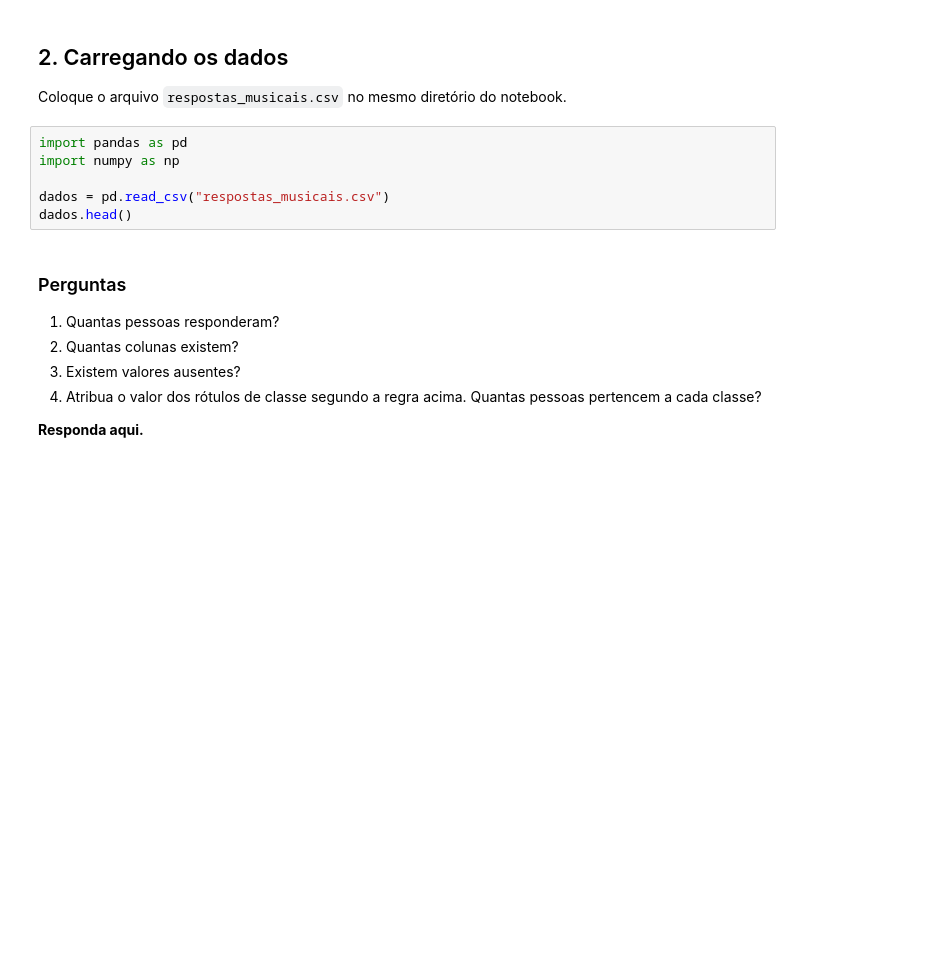
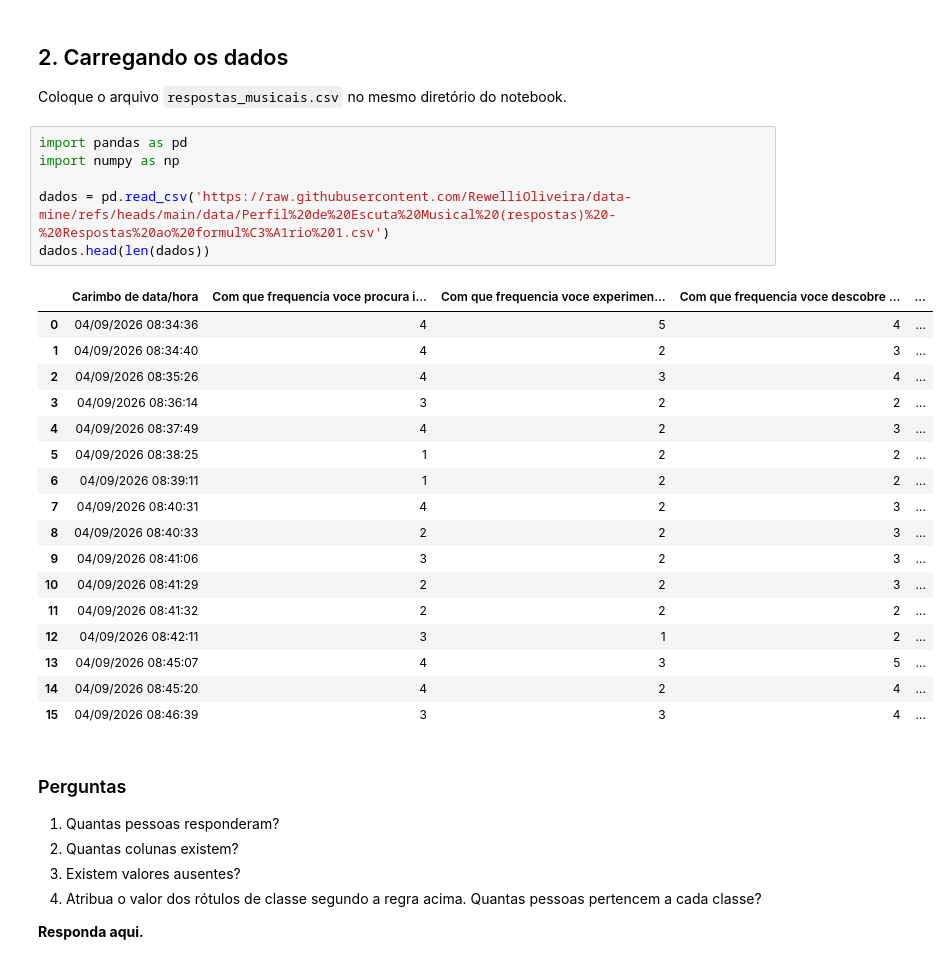
Before and after one commit to RewelliOliveira/data-mine, a Jupyter notebook: Atividade 3/Exercicio_KNN_Perfis_Musicais.ipynb, the cells around one changed output. Drawn from its saved outputs; the diff is of its cells as text; blank space fills up the shorter version.

```diff
--- a/Atividade 3/Exercicio_KNN_Perfis_Musicais.ipynb
+++ b/Atividade 3/Exercicio_KNN_Perfis_Musicais.ipynb
@@ -38,9 +38,27 @@ Coloque o arquivo `respostas_musicais.csv` no mesmo diretório do notebook.
 # %%
 import pandas as pd
 import numpy as np
 
-dados = pd.read_csv("respostas_musicais.csv")
-dados.head()
+dados = pd.read_csv('https://raw.githubusercontent.com/RewelliOliveira/data-mine/refs/heads/main/data/Perfil%20de%20Escuta%20Musical%20(respostas)%20-%20Respostas%20ao%20formul%C3%A1rio%201.csv')
+dados.head(len(dados))
+# %% [output]
+|  | Carimbo de data/hora | Com que frequencia voce procura i... | Com que frequencia voce experimen... | Com que frequencia voce descobre ... | ... |
+| 0 | 04/09/2026 08:34:36 | 4 | 5 | 4 | ... |
+| 1 | 04/09/2026 08:34:40 | 4 | 2 | 3 | ... |
+| 2 | 04/09/2026 08:35:26 | 4 | 3 | 4 | ... |
+| 3 | 04/09/2026 08:36:14 | 3 | 2 | 2 | ... |
+| 4 | 04/09/2026 08:37:49 | 4 | 2 | 3 | ... |
+| 5 | 04/09/2026 08:38:25 | 1 | 2 | 2 | ... |
+| 6 | 04/09/2026 08:39:11 | 1 | 2 | 2 | ... |
+| 7 | 04/09/2026 08:40:31 | 4 | 2 | 3 | ... |
+| 8 | 04/09/2026 08:40:33 | 2 | 2 | 3 | ... |
+| 9 | 04/09/2026 08:41:06 | 3 | 2 | 3 | ... |
+| 10 | 04/09/2026 08:41:29 | 2 | 2 | 3 | ... |
+| 11 | 04/09/2026 08:41:32 | 2 | 2 | 2 | ... |
+| 12 | 04/09/2026 08:42:11 | 3 | 1 | 2 | ... |
+| 13 | 04/09/2026 08:45:07 | 4 | 3 | 5 | ... |
+| 14 | 04/09/2026 08:45:20 | 4 | 2 | 4 | ... |
+| 15 | 04/09/2026 08:46:39 | 3 | 3 | 4 | ... |
 # %% [markdown]
 ### Perguntas
 
```
Also changed, not shown: 2 other files.
